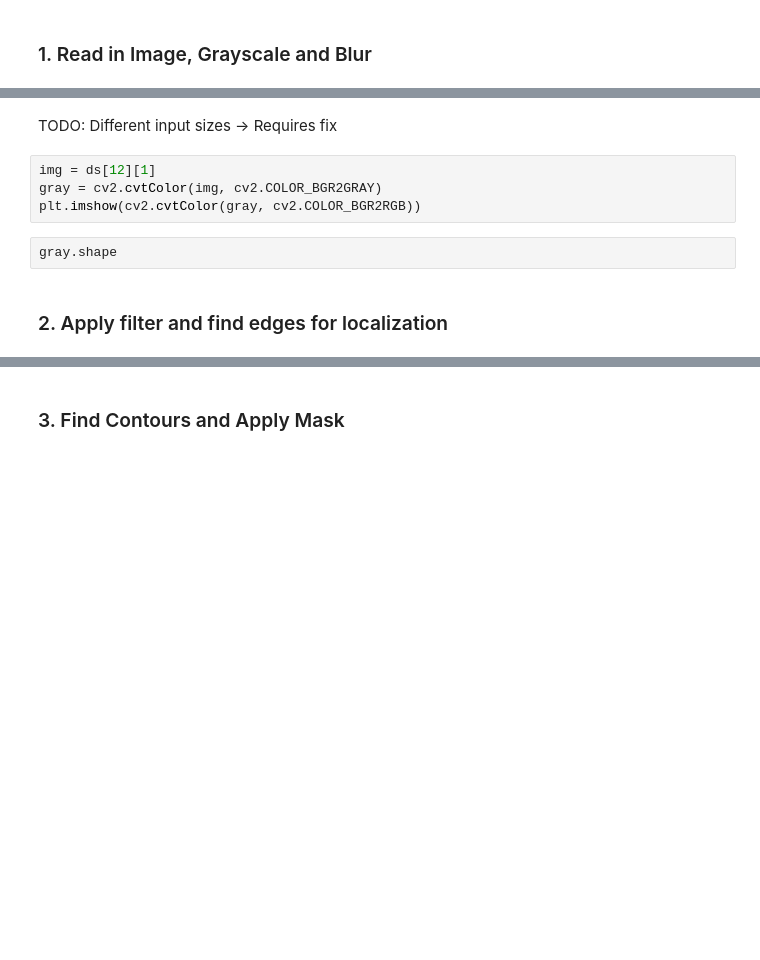
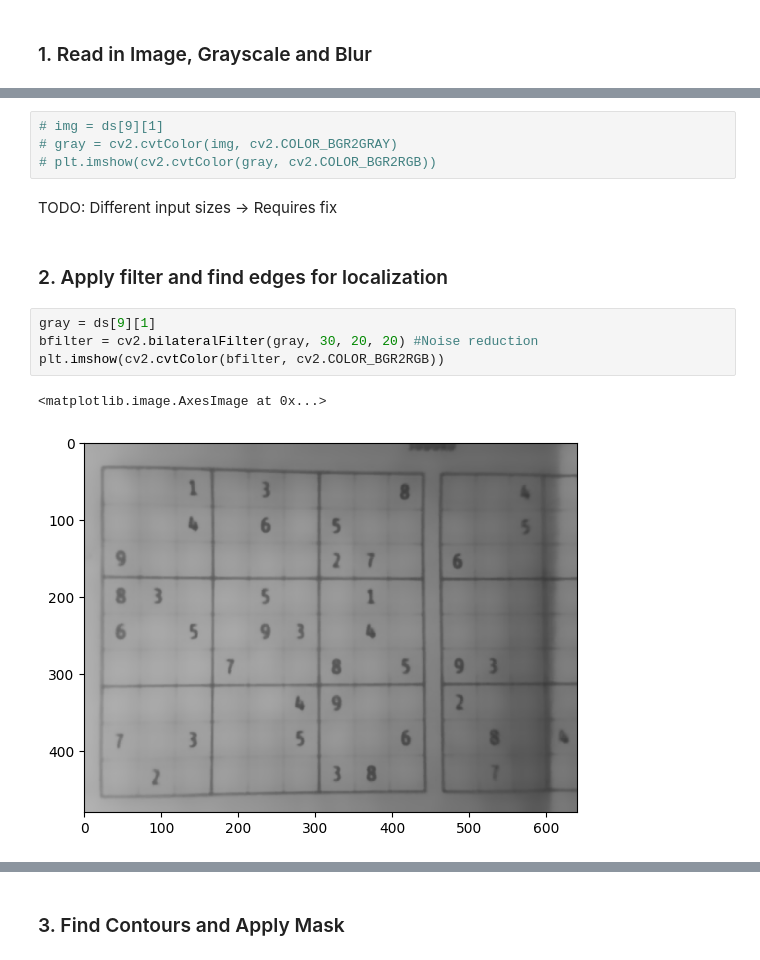
Before and after one commit to SuperKoopa2109/sudoku_recog, a Jupyter notebook: docs/test.ipynb, the cells around one changed output, grey strips where cells are left out. Drawn from its saved outputs; the diff is of its cells as text; blank space fills up the shorter version.

```diff
--- a/docs/test.ipynb
+++ b/docs/test.ipynb
@@ -94,11 +174,16 @@ ds[51][1].shape
+# %%
+# img = ds[9][1]
+# gray = cv2.cvtColor(img, cv2.COLOR_BGR2GRAY)
+# plt.imshow(cv2.cvtColor(gray, cv2.COLOR_BGR2RGB))
 # %% [markdown]
 TODO: Different input sizes -> Requires fix
-# %%
-img = ds[12][1]
-gray = cv2.cvtColor(img, cv2.COLOR_BGR2GRAY)
-plt.imshow(cv2.cvtColor(gray, cv2.COLOR_BGR2RGB))
-# %%
-gray.shape
 # %% [markdown]
 ### 2. Apply filter and find edges for localization
+# %%
+gray = ds[9][1]
+bfilter = cv2.bilateralFilter(gray, 30, 20, 20) #Noise reduction
+plt.imshow(cv2.cvtColor(bfilter, cv2.COLOR_BGR2RGB))
+# %% [output]
+<matplotlib.image.AxesImage at 0x...>
+[figure, added]
 # %%
```
Also changed, not shown: parts of 19 cells of this notebook, 3 other files.
